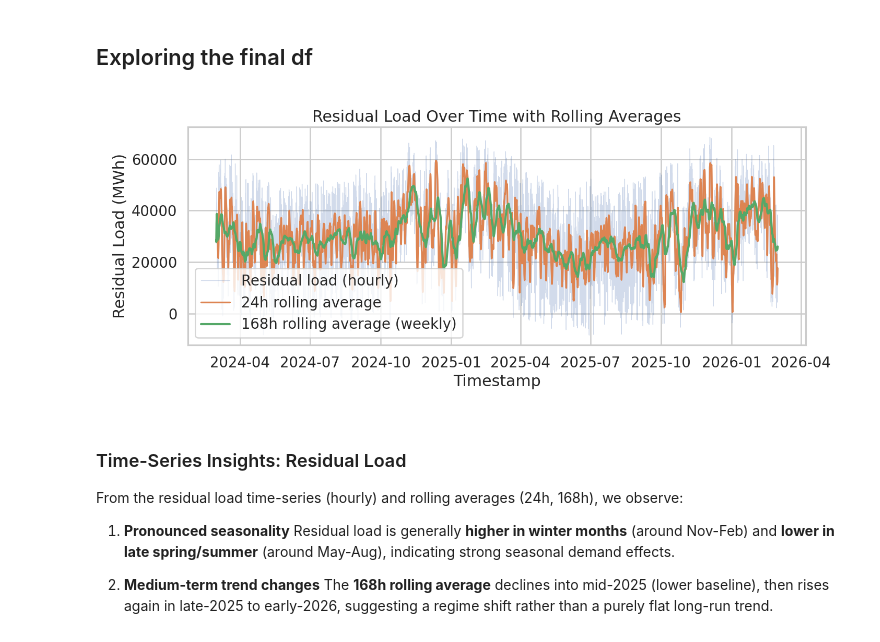
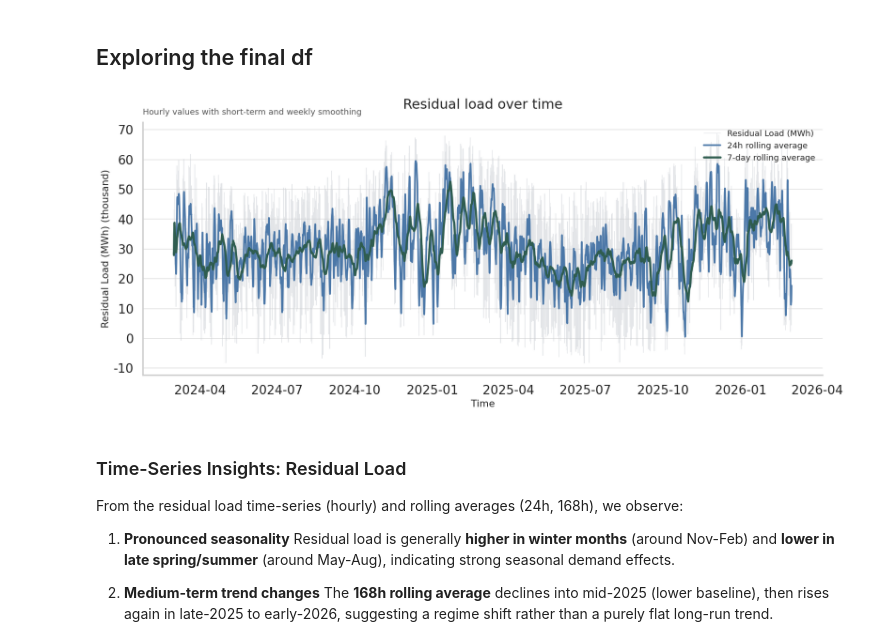
Before and after one commit to nakolkar16/probabilistic-energy-forecasting-ML, a Jupyter notebook: notebooks/01_eda.ipynb, the cells around one changed output. Drawn from its saved outputs; the diff is of its cells as text; code cells hidden in the pictures.

```diff
--- a/notebooks/01_eda.ipynb
+++ b/notebooks/01_eda.ipynb
@@ -136,8 +133,8 @@ df_consumption_clean['timestamp'].min(), df_consumption_clean['timestamp'].max()
  Timestamp('2026-03-01 22:00:00+0000', tz='UTC'))
 # %%
 # Check that each row is really one hour
-df_consumption_clean["duration"] = df_consumption_clean["end_timestamp"] - df_consumption_clean["timestamp"]
-print("Unique durations:", df_consumption_clean["duration"].unique())
+duration = df_consumption_clean["end_timestamp"] - df_consumption_clean["timestamp"]
+print("Unique durations:", duration.unique())
 
 # Check for missing hours
 df_consumption_clean = df_consumption_clean.sort_values("timestamp").reset_index(drop=True)
@@ -235,11 +232,8 @@ for col in ["Start date", "End date"]:
     df_generation_clean[col] = (
         pd.to_datetime(df_generation_clean[col]))
 
-# Rename the target
-df_generation_clean = df_generation_clean.rename(columns={
-    "Start date": "timestamp",
-    "End date": "end_timestamp",
-})
+# Canonical modeling layer
+df_generation_clean = to_canonical(df_generation_clean)
 
 # Make sure input features are numeric
 date_cols = ["timestamp", "end_timestamp"]
@@ -346,16 +340,16 @@ memory usage: 2.5+ MB
 renewable_cols = [
     # "Biomass [MWh] Calculated resolutions",
     # "Hydropower [MWh] Calculated resolutions",
-    "Wind offshore [MWh] Calculated resolutions",
-    "Wind onshore [MWh] Calculated resolutions",
-    "Photovoltaics [MWh] Calculated resolutions",
+    "wind_offshore_mwh",
+    "wind_onshore_mwh",
+    "photovoltaics_mwh",
     # "Other renewable [MWh] Calculated resolutions",
 ]
 
 df_merged["calculated_renewable_generation_mwh"] = df_merged[renewable_cols].sum(axis=1)
 
 df_merged["calculated_residual_load_mwh"] = (
-    df_merged["grid load [MWh] Calculated resolutions"] - df_merged["calculated_renewable_generation_mwh"]
+    df_merged["grid_load_mwh"] - df_merged["calculated_renewable_generation_mwh"]
 )
 
 comparison_cols = [
@@ -379,9 +389,13 @@ df_plot = df_merged.copy()
 
 # Ensure clean, sorted time series
 df_plot["timestamp"] = pd.to_datetime(df_plot["timestamp"], errors="coerce")
-df_plot = df_plot.dropna(subset=["timestamp", "residual_load_mwh"]).sort_values("timestamp")
+df_plot = (
+    df_plot
+    .dropna(subset=["timestamp", "residual_load_mwh"])
+    .sort_values("timestamp")
+)
 
-# Rolling averages (hourly data assumed)
+# Rolling averages
 df_plot["residual_load_ma_24h"] = (
     df_plot["residual_load_mwh"].rolling(window=24, min_periods=1).mean()
 )
@@ -389,46 +403,71 @@ df_plot["residual_load_ma_168h"] = (
     df_plot["residual_load_mwh"].rolling(window=168, min_periods=1).mean()
 )
 
-sns.set_theme(style="whitegrid", context="talk")
-fig, ax = plt.subplots(figsize=(12, 5))
+fig, ax = plt.subplots(figsize=(14, 6))
 
 # Raw hourly series
 sns.lineplot(
     data=df_plot,
     x="timestamp",
     y="residual_load_mwh",
     ax=ax,
-    label="Residual load (hourly)",
-    alpha=0.25,
-    linewidth=0.8,
+    label=CANONICAL_TO_LABEL["residual_load_mwh"],
+    color="#C9CDD3",
+    alpha=0.5,
+    linewidth=0.7,
 )
 
 # Smoothed trends
 sns.lineplot(
     data=df_plot,
     x="timestamp",
     y="residual_load_ma_24h",
     ax=ax,
     label="24h rolling average",
-    linewidth=2,
+    color="#4C78A8",
+    linewidth=2.2,
 )
+
 sns.lineplot(
     data=df_plot,
     x="timestamp",
     y="residual_load_ma_168h",
     ax=ax,
-    label="168h rolling average (weekly)",
-    linewidth=2.5,
+    label="7-day rolling average",
+    color="#2F5D50",
+    linewidth=2.8,
 )
 
-ax.set_title("Residual Load Over Time with Rolling Averages")
-ax.set_xlabel("Timestamp")
-ax.set_ylabel("Residual Load (MWh)")
-ax.legend()
+# Titles
+ax.set_title("Residual load over time", fontsize=18, pad=18)
+ax.text(
+    0, 1.03,
+    "Hourly values with short-term and weekly smoothing",
+    transform=ax.transAxes,
+    fontsize=11,
+    color="#555555"
+)
+
+# Labels
+ax.set_xlabel("Time", fontsize=13)
+ax.set_ylabel(f"{CANONICAL_TO_LABEL['residual_load_mwh']} (thousand)", fontsize=13)
+
+# Format y-axis to thousands
+ax.yaxis.set_major_formatter(mtick.FuncFormatter(lambda x, pos: f"{x/1000:.0f}"))
+
+# Styling
+ax.grid(axis="y", color="#D9D9D9", linewidth=0.8)
+ax.grid(axis="x", visible=False)
+ax.spines["top"].set_visible(False)
+ax.spines["right"].set_visible(False)
+
+# Legend
+ax.legend(frameon=False, fontsize=11, loc="upper right")
+
 plt.tight_layout()
 plt.show()
 # %% [output]
-[figure, old version]
+[figure, new version]
 # %% [markdown]
 ### Time-Series Insights: Residual Load
 
```
Also changed, not shown: parts of 12 cells of this notebook, 15 other files.
